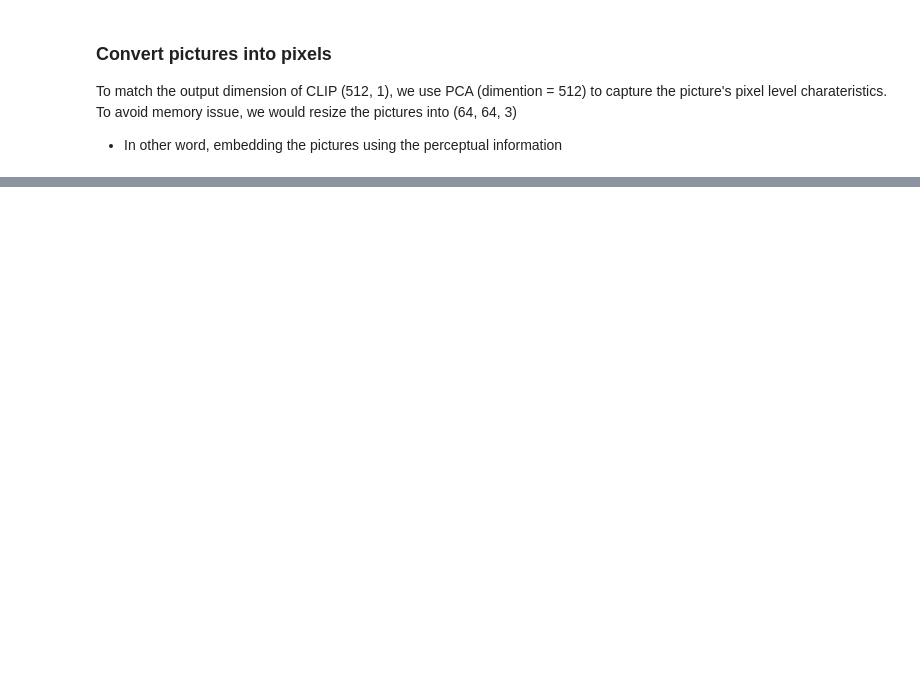
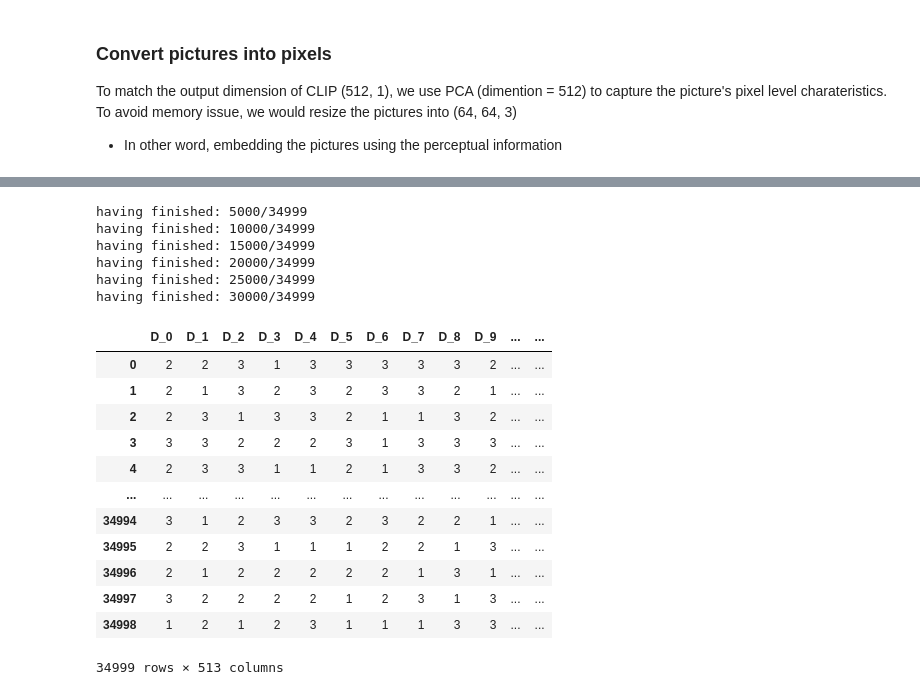
Before and after one commit to ztxxkaty/macs30100, a Jupyter notebook: EDA.ipynb, the cells around one changed output, grey strips where cells are left out. Saved outputs shown, nothing was run; the diff lists cells and outputs as text; code cells hidden in the pictures; blank space fills up the shorter version.

Commit message:
finish updateing the representation

```diff
--- a/EDA.ipynb
+++ b/EDA.ipynb
@@ -243,8 +251,8 @@ Balanced distribution: True
 #     for index in random_index_label:
 #         f.write(str(index) + '\n')
 # %%
-# with open(random_index) as f:
-#     index_selected = [line.strip() for line in f.readlines()]
+with open(random_index) as f:
+    index_selected = [line.strip() for line in f.readlines()]
 
-# len(index_selected)
+len(index_selected)
 # %% [output]
@@ -427,0 +440,7 @@ df_test.to_csv(triplet_test_index, index=False)
+# %%
+# read df_train, df_valid, df_test
+import pandas as pd
+
+df_train = pd.read_csv(triplet_train_index)
+df_valid = pd.read_csv(triplet_valid_index)
+df_test = pd.read_csv(triplet_test_index)
@@ -427,0 +480,43 @@ df_test.to_csv(triplet_test_index, index=False)
+# %%
+# clip_train
+column_names = [f"D_{i}" for i in range(dimension)] + ["Choice"]
+clip_train = pd.DataFrame(columns=column_names)
+train_len = len(df_train)
+
+ii = 0
+for index, row in df_train.iterrows():
+    # get clip vectors for each image
+    clip_img1 = clip_encoder[row['image1']-1]
+    clip_img2 = clip_encoder[row['image2']-1]
+    clip_img3 = clip_encoder[row['image3']-1]
+    # calculate the most dissimilar piture for each dimention
+    idx = farthest_idx([clip_img1, clip_img2, clip_img3])
+    organized_row = np.append(idx, row['choice'])
+    # update the dataframe (clip_train)
+    clip_train.loc[ii] = organized_row
+    ii += 1
+    if not ii % 5000:
+        print(f"having finished: {ii}/{train_len}")
+
+clip_train.to_csv(clip_train_csv, index=False)
+clip_train
+# %% [output]
+having finished: 5000/34999
+having finished: 10000/34999
+having finished: 15000/34999
+having finished: 20000/34999
+having finished: 25000/34999
+having finished: 30000/34999
+|  | D_0 | D_1 | D_2 | D_3 | D_4 | D_5 | D_6 | D_7 | D_8 | D_9 | ... | ... |
+| 0 | 2 | 2 | 3 | 1 | 3 | 3 | 3 | 3 | 3 | 2 | ... | ... |
+| 1 | 2 | 1 | 3 | 2 | 3 | 2 | 3 | 3 | 2 | 1 | ... | ... |
+| 2 | 2 | 3 | 1 | 3 | 3 | 2 | 1 | 1 | 3 | 2 | ... | ... |
+| 3 | 3 | 3 | 2 | 2 | 2 | 3 | 1 | 3 | 3 | 3 | ... | ... |
+| 4 | 2 | 3 | 3 | 1 | 1 | 2 | 1 | 3 | 3 | 2 | ... | ... |
+| ... | ... | ... | ... | ... | ... | ... | ... | ... | ... | ... | ... | ... |
+| 34994 | 3 | 1 | 2 | 3 | 3 | 2 | 3 | 2 | 2 | 1 | ... | ... |
+| 34995 | 2 | 2 | 3 | 1 | 1 | 1 | 2 | 2 | 1 | 3 | ... | ... |
+| 34996 | 2 | 1 | 2 | 2 | 2 | 2 | 2 | 1 | 3 | 1 | ... | ... |
+| 34997 | 3 | 2 | 2 | 2 | 2 | 1 | 2 | 3 | 1 | 3 | ... | ... |
+| 34998 | 1 | 2 | 1 | 2 | 3 | 1 | 1 | 1 | 3 | 3 | ... | ... |
+34999 rows × 513 columns
```
Also changed, not shown: parts of 33 cells of this notebook, 10 other files.
